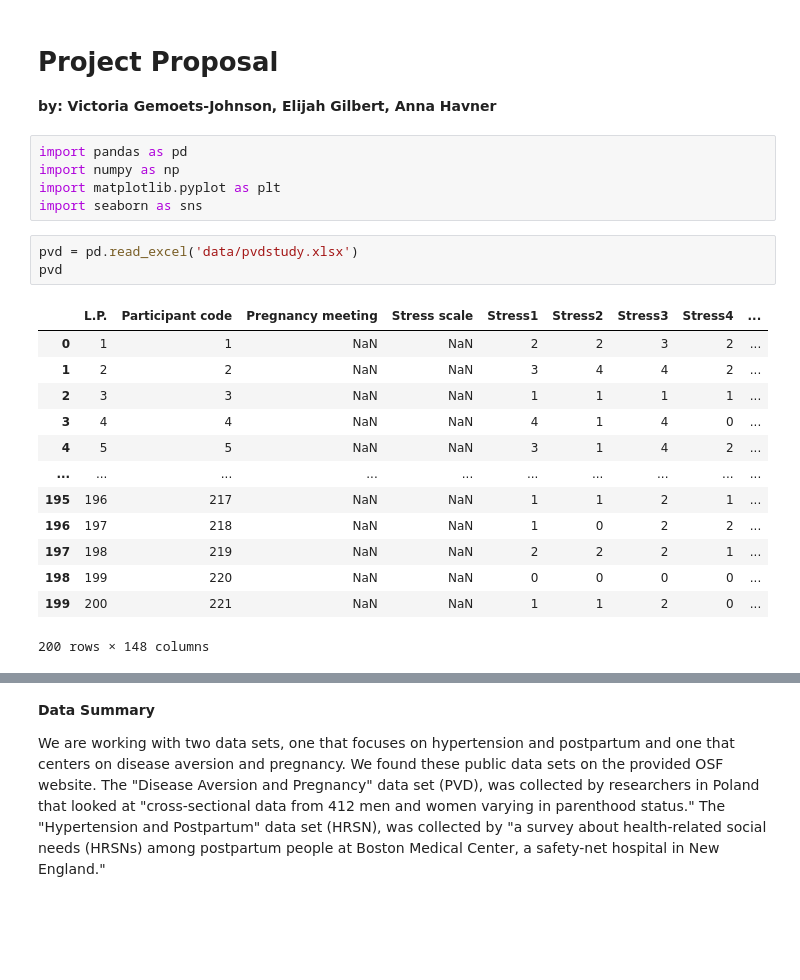
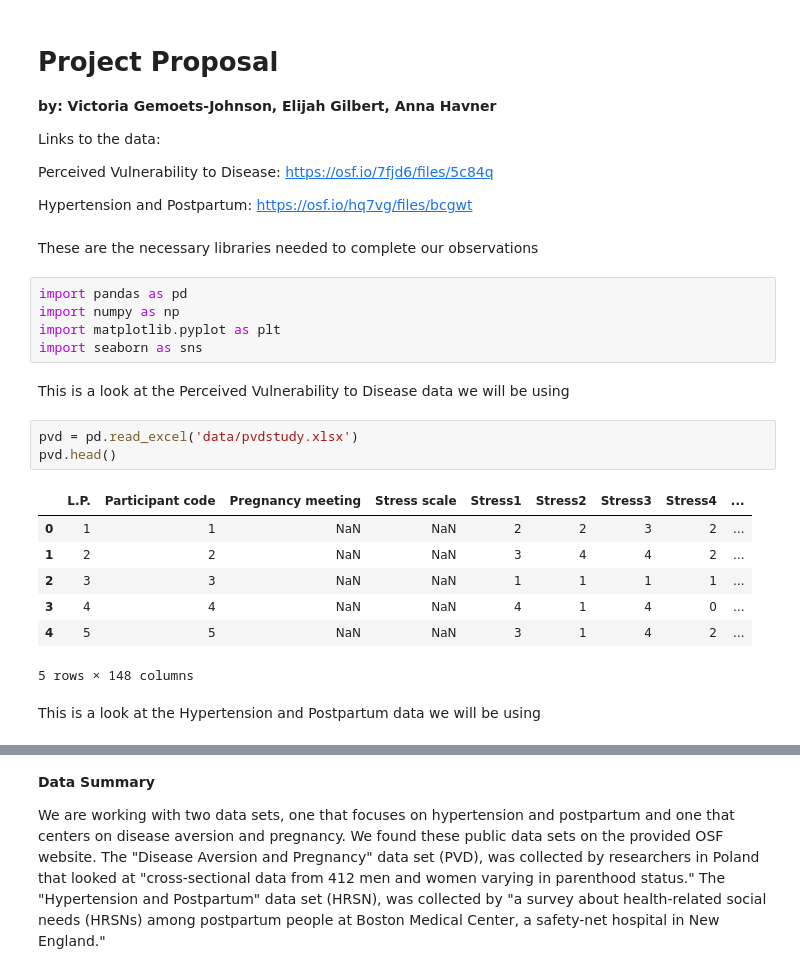
Before and after one commit to vgemoetsjohnson-sketch/FDS2-F26-FinalProject-Group2, a Jupyter notebook: proposal.ipynb, the cells around one changed output, grey strips where cells are left out. Saved outputs shown, nothing was run; the diff lists cells and outputs as text; blank space fills up the shorter version.

```diff
--- a/proposal.ipynb
+++ b/proposal.ipynb
@@ -2,27 +2,33 @@
 # Project Proposal
 
 **by: Victoria Gemoets-Johnson, Elijah Gilbert, Anna Havner**
+
+Links to the data:
+
+Perceived Vulnerability to Disease: https://osf.io/7fjd6/files/5c84q
+
+Hypertension and Postpartum: https://osf.io/hq7vg/files/bcgwt
+# %% [markdown]
+These are the necessary libraries needed to complete our observations
 # %%
 import pandas as pd
 import numpy as np
 import matplotlib.pyplot as plt
 import seaborn as sns
+# %% [markdown]
+This is a look at the Perceived Vulnerability to Disease data we will be using
 # %%
 pvd = pd.read_excel('data/pvdstudy.xlsx')
-pvd
+pvd.head()
 # %% [output]
 |  | L.P. | Participant code | Pregnancy meeting | Stress scale | Stress1 | Stress2 | Stress3 | Stress4 | ... |
 | 0 | 1 | 1 | NaN | NaN | 2 | 2 | 3 | 2 | ... |
 | 1 | 2 | 2 | NaN | NaN | 3 | 4 | 4 | 2 | ... |
 | 2 | 3 | 3 | NaN | NaN | 1 | 1 | 1 | 1 | ... |
 | 3 | 4 | 4 | NaN | NaN | 4 | 1 | 4 | 0 | ... |
 | 4 | 5 | 5 | NaN | NaN | 3 | 1 | 4 | 2 | ... |
-| ... | ... | ... | ... | ... | ... | ... | ... | ... | ... |
-| 195 | 196 | 217 | NaN | NaN | 1 | 1 | 2 | 1 | ... |
-| 196 | 197 | 218 | NaN | NaN | 1 | 0 | 2 | 2 | ... |
-| 197 | 198 | 219 | NaN | NaN | 2 | 2 | 2 | 1 | ... |
-| 198 | 199 | 220 | NaN | NaN | 0 | 0 | 0 | 0 | ... |
-| 199 | 200 | 221 | NaN | NaN | 1 | 1 | 2 | 0 | ... |
-200 rows × 148 columns
+5 rows × 148 columns
+# %% [markdown]
+This is a look at the Hypertension and Postpartum data we will be using
 # %%
 hrsn = pd.read_csv('data/hrsnstudy.csv')
```
Also changed, not shown: parts of 2 cells of this notebook, 3 other files.
